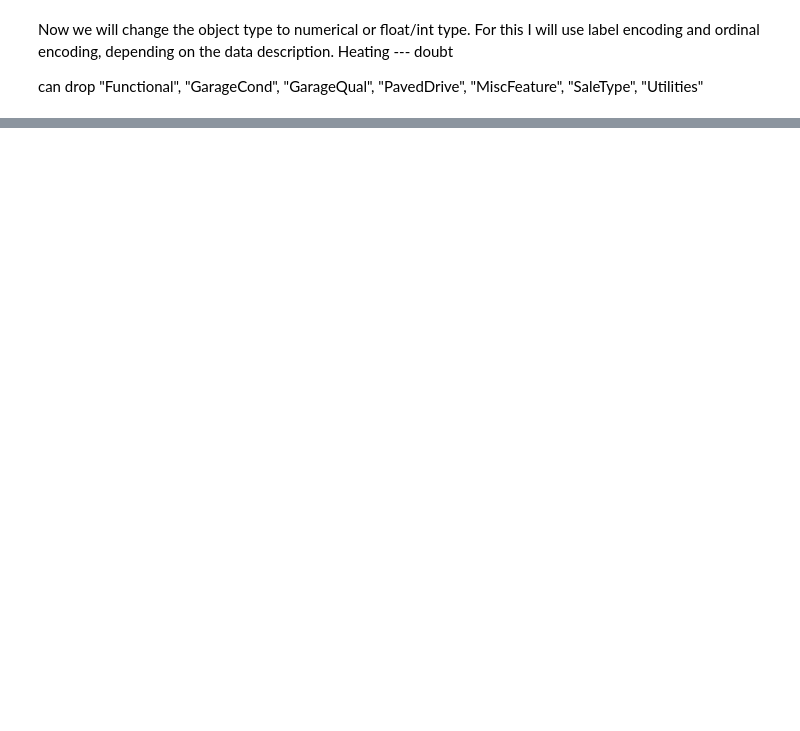
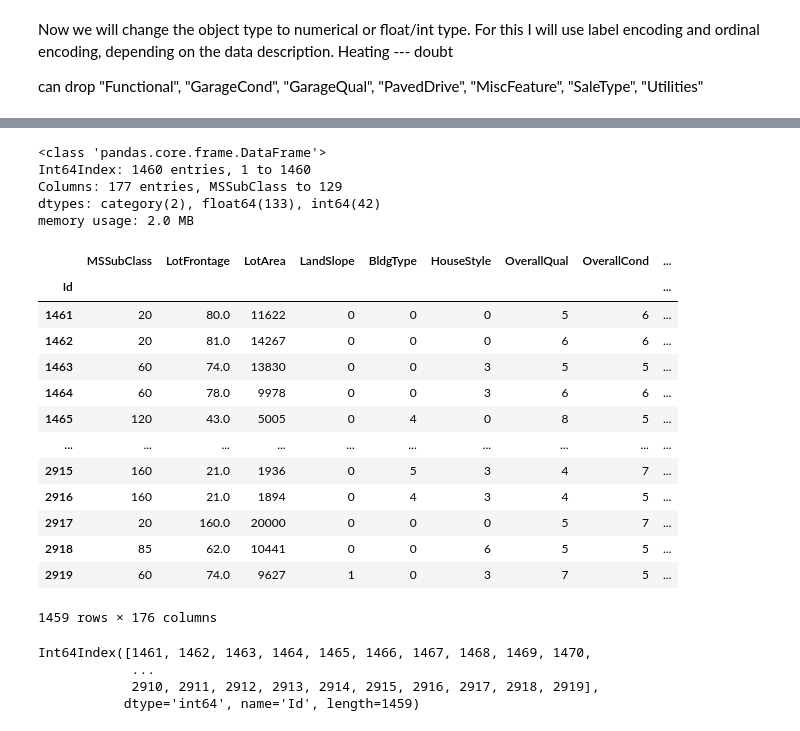
Before and after one commit to akhil14shukla/Housing-Price-Prediction, a Jupyter notebook: House_Price_Prediction.ipynb, the cells around one changed output, grey strips where cells are left out. Drawn from its saved outputs; the diff is of its cells as text; code cells hidden in the pictures; blank space fills up the shorter version.

```diff
--- a/House_Price_Prediction.ipynb
+++ b/House_Price_Prediction.ipynb
@@ -170,5 +191,15 @@ enc = OneHotEncoder(handle_unknown='ignore')
+# %%
+label_encoder = preprocessing.LabelEncoder()
+enc = OneHotEncoder(handle_unknown='ignore')
+me = (enc.fit(df[labels]))
+# end_df = me.transform(df[labels]).toarray()
 # %%
-enc_df = pd.DataFrame(enc.fit_transform(df[labels]).toarray())
-df1 = df.join(enc_df)
-df1.drop(labels, axis=1,inplace=True)
-df1.fillna(0, inplace=True) # not sure abbout this
+def prep2(df):
+
+    labels = ["MSZoning", "Street", "LotShape", "LandContour", "LotConfig", "Neighborhood","Condition1", "Condition2", "RoofStyle", "RoofMatl", "Exterior1st", "Exterior2nd", "MasVnrType", "Foundation", "GarageType", "SaleCondition"]
+    enc_df = pd.DataFrame(me.transform(df[labels]).toarray())
+    df1 = df.join(enc_df)
+    df1.drop(labels, axis=1,inplace=True)
+    df1.fillna(0, inplace=True) # not sure abbout this
+    ordinal_ch(df1)
+    return df1
@@ -263,0 +253,6 @@ Name: LandSlope, dtype: int64
+# %%
+df = prep(df)
+df_test = prep(df_test)
+# %%
+df = prep2(df)
+df_test = prep2(df_test)
@@ -263,0 +268,32 @@ Name: LandSlope, dtype: int64
+# %%
+df.info()
+# %% [output]
+<class 'pandas.core.frame.DataFrame'>
+Int64Index: 1460 entries, 1 to 1460
+Columns: 177 entries, MSSubClass to 129
+dtypes: category(2), float64(133), int64(42)
+memory usage: 2.0 MB
+# %%
+df_test
+# %% [output]
+|  | MSSubClass | LotFrontage | LotArea | LandSlope | BldgType | HouseStyle | OverallQual | OverallCond | ... |
+| Id |  |  |  |  |  |  |  |  | ... |
+| 1461 | 20 | 80.0 | 11622 | 0 | 0 | 0 | 5 | 6 | ... |
+| 1462 | 20 | 81.0 | 14267 | 0 | 0 | 0 | 6 | 6 | ... |
+| 1463 | 60 | 74.0 | 13830 | 0 | 0 | 3 | 5 | 5 | ... |
+| 1464 | 60 | 78.0 | 9978 | 0 | 0 | 3 | 6 | 6 | ... |
+| 1465 | 120 | 43.0 | 5005 | 0 | 4 | 0 | 8 | 5 | ... |
+| ... | ... | ... | ... | ... | ... | ... | ... | ... | ... |
+| 2915 | 160 | 21.0 | 1936 | 0 | 5 | 3 | 4 | 7 | ... |
+| 2916 | 160 | 21.0 | 1894 | 0 | 4 | 3 | 4 | 5 | ... |
+| 2917 | 20 | 160.0 | 20000 | 0 | 0 | 0 | 5 | 7 | ... |
+| 2918 | 85 | 62.0 | 10441 | 0 | 0 | 6 | 5 | 5 | ... |
+| 2919 | 60 | 74.0 | 9627 | 1 | 0 | 3 | 7 | 5 | ... |
+1459 rows × 176 columns
+# %%
+df_test.index
+# %% [output]
+Int64Index([1461, 1462, 1463, 1464, 1465, 1466, 1467, 1468, 1469, 1470,
+            ...
+            2910, 2911, 2912, 2913, 2914, 2915, 2916, 2917, 2918, 2919],
+           dtype='int64', name='Id', length=1459)
```
Also changed, not shown: parts of 27 cells of this notebook, 2 other files.
